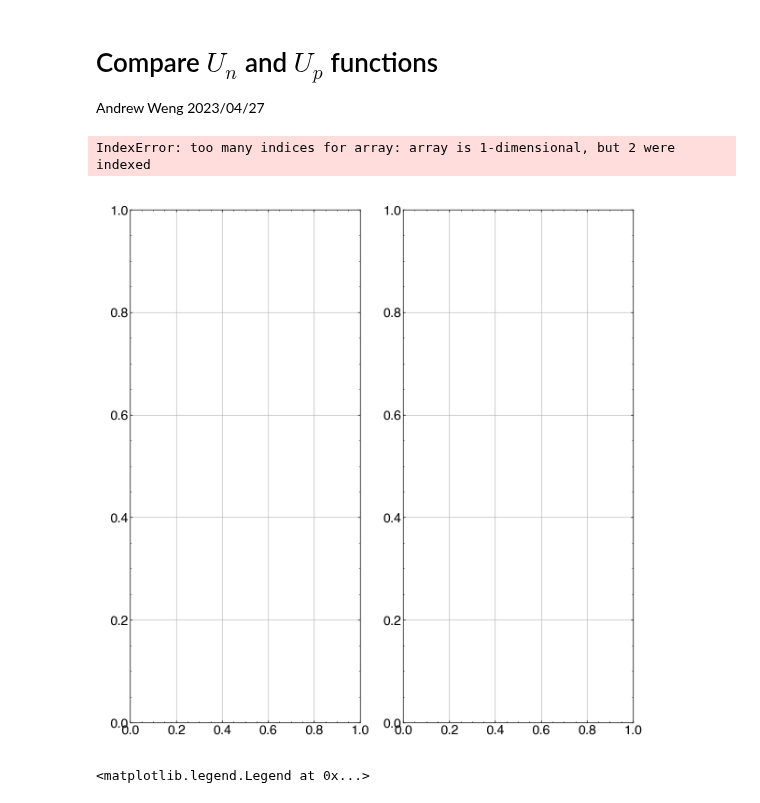
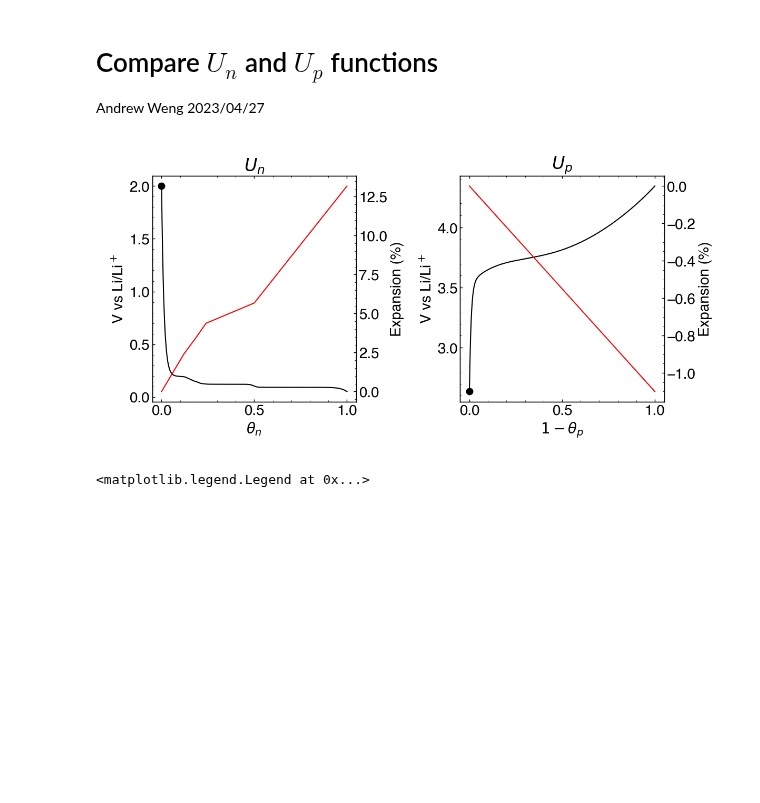
Before and after one commit to wengandrew/formation-modeling, a Jupyter notebook: notebooks/2023_04_27_compare_un_up.ipynb, the cells around one changed output. Cells and saved outputs as stored; diff of their text form; code cells hidden in the pictures; blank space fills up the shorter version.

Commit message:
WIP plot aesthetics for figures

```diff
--- a/notebooks/2023_04_27_compare_un_up.ipynb
+++ b/notebooks/2023_04_27_compare_un_up.ipynb
@@ -22,27 +22,43 @@ import matplotlib.pyplot as plt
 # %%
 xx = np.linspace(0, 1, 1000)
 
 
 Un = [mu.Un(x) for x in xx]
+En = [mu.En(x) for x in xx]
 Up = [mu.Up(x) for x in xx]
+Ep = [mu.Ep(x) for x in xx]
 
-fh, axs = plt.subplots(1, 2, figsize=(6,12))
+fh, axs = plt.subplots(1, 2, figsize=(12,6))
 
-axs[0].plot(xx, Un, label='Mohtat2020')
+axs[0].plot(xx, Un, c='k')
+axs[0].plot(0, Un[0], label='I.C.', marker='o', c='k', ms=9)
 axs[0].grid(False)
 axs[0].set_title('$U_n$')
 axs[0].set_xlabel(r'$\theta_n$')
-axs[0].set_ylabel('V')
-axs[0].legend(loc='upper right', fontsize=12)
-axs[0].plot(xx, Up, label='Mohtat2020')
-axs[0].grid(False)
-axs[0].set_title('$U_p$')
-axs[0].set_xlabel(r'$\theta_p$')
-axs[0].set_ylabel('V')
-axs[0].legend(loc='upper right', fontsize=12)
+axs[0].set_ylabel('V vs Li/Li$^+$')
+
+ax2 = axs[0].twinx()
+ax2.plot(xx, np.array(En)*100, c='r')
+ax2.plot(0, np.array(En)[0], label='', marker='o', c='r', ms=9)
+ax2.grid(False)
+ax2.set_ylabel('Expansion (%)')
+
+axs[1].plot(1-xx, Up, c='k')
+axs[1].plot(0, Up[-1], label='I.C.', marker='o', c='k', ms=9)
+axs[1].grid(False)
+axs[1].set_title('$U_p$')
+axs[1].set_xlabel(r'$1-\theta_p$')
+axs[1].set_ylabel('V vs Li/Li$^+$')
+
+ax2 = axs[1].twinx()
+ax2.plot(1-xx, np.array(Ep)*100, c='r')
+ax2.plot(0, np.array(Ep)[1], label='', marker='o', ms=9, c='r')
+ax2.grid(False)
+ax2.set_ylabel('Expansion (%)')
+
+plt.savefig(f'outputs/figures/fig_ocp.png', dpi=150)
 # %% [output]
-IndexError: too many indices for array: array is 1-dimensional, but 2 were indexed
-[figure, old version]
+[figure, new version]
 # %%
 %autoreload
 
```
Also changed, not shown: 3 other files.
